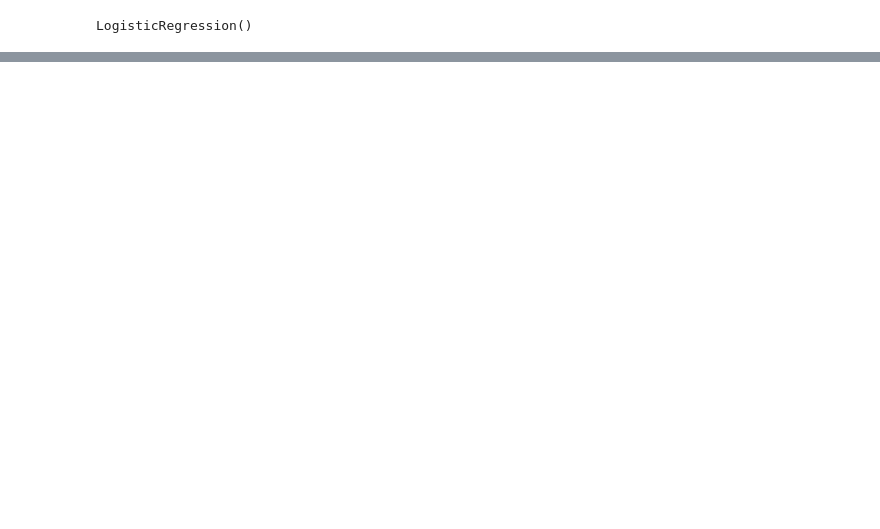
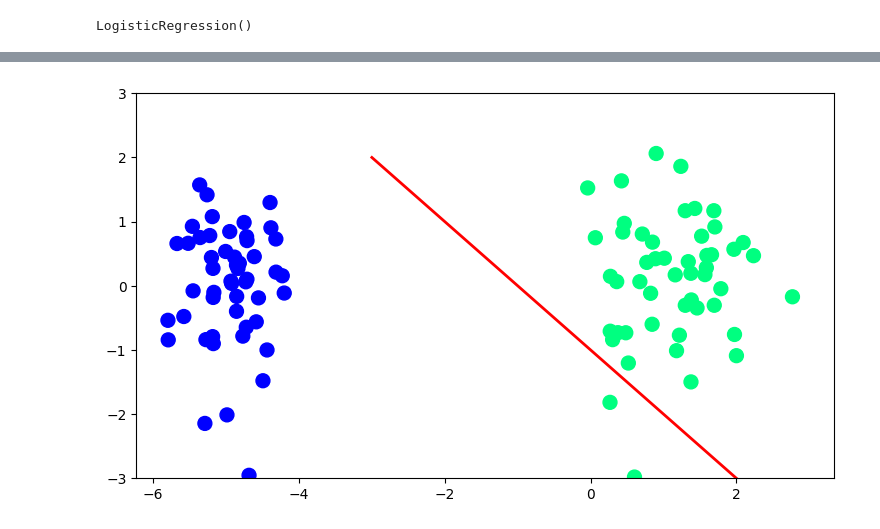
Before and after one commit to Bigbongzhong/pandas, a Jupyter notebook: machine learning/linear regression/perceptron-trick-sigmoid.ipynb, the cells around one changed output, grey strips where cells are left out. Cells and saved outputs as stored; diff of their text form; code cells hidden in the pictures; blank space fills up the shorter version.

```diff
--- a/machine learning/linear regression/perceptron-trick-sigmoid.ipynb
+++ b/machine learning/linear regression/perceptron-trick-sigmoid.ipynb
@@ -142,5 +142,5 @@ def update(i):
     ax.set_xlabel(label)
     # return line, ax
 
-anim = FuncAnimation(fig, update, repeat=True, frames=200, interval=100)
+# anim = FuncAnimation(fig, update, repeat=True, frames=200, interval=100)
 # %% [output]
@@ -148,0 +147 @@ anim = FuncAnimation(fig, update, repeat=True, frames=200, interval=100)
+[figure, added]
```
Also changed, not shown: parts of 9 cells of this notebook, 2 other files.
